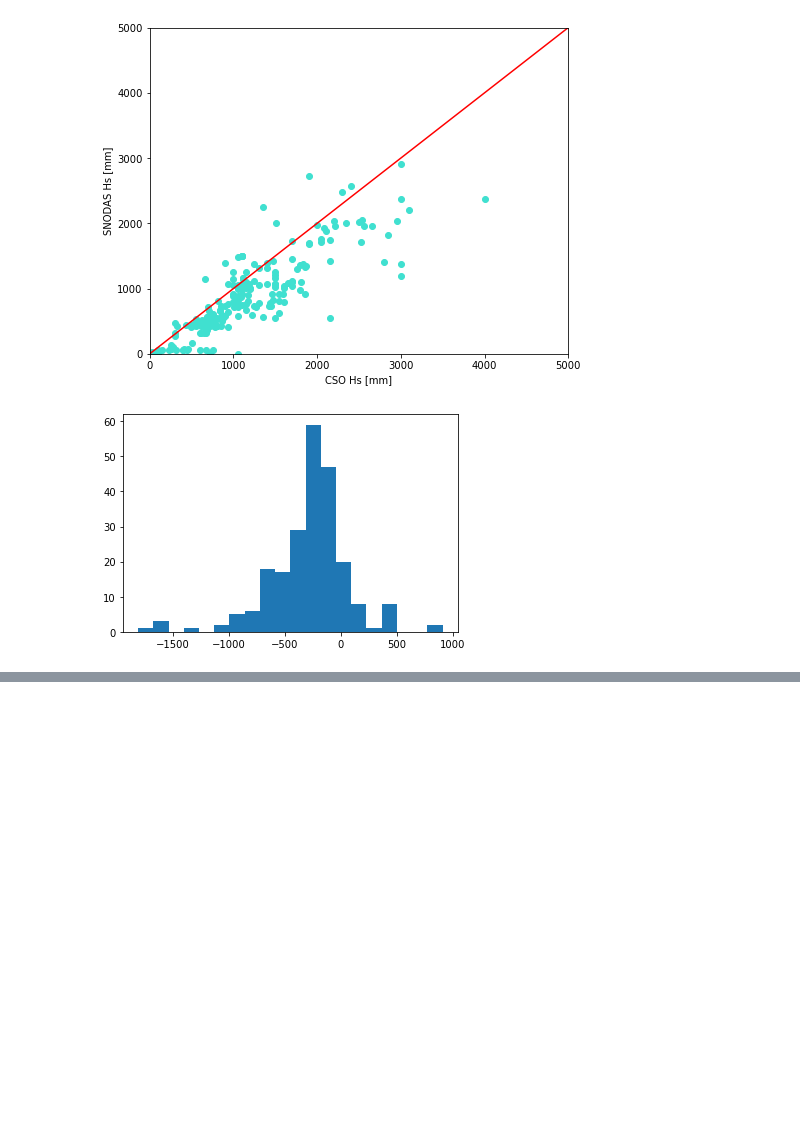
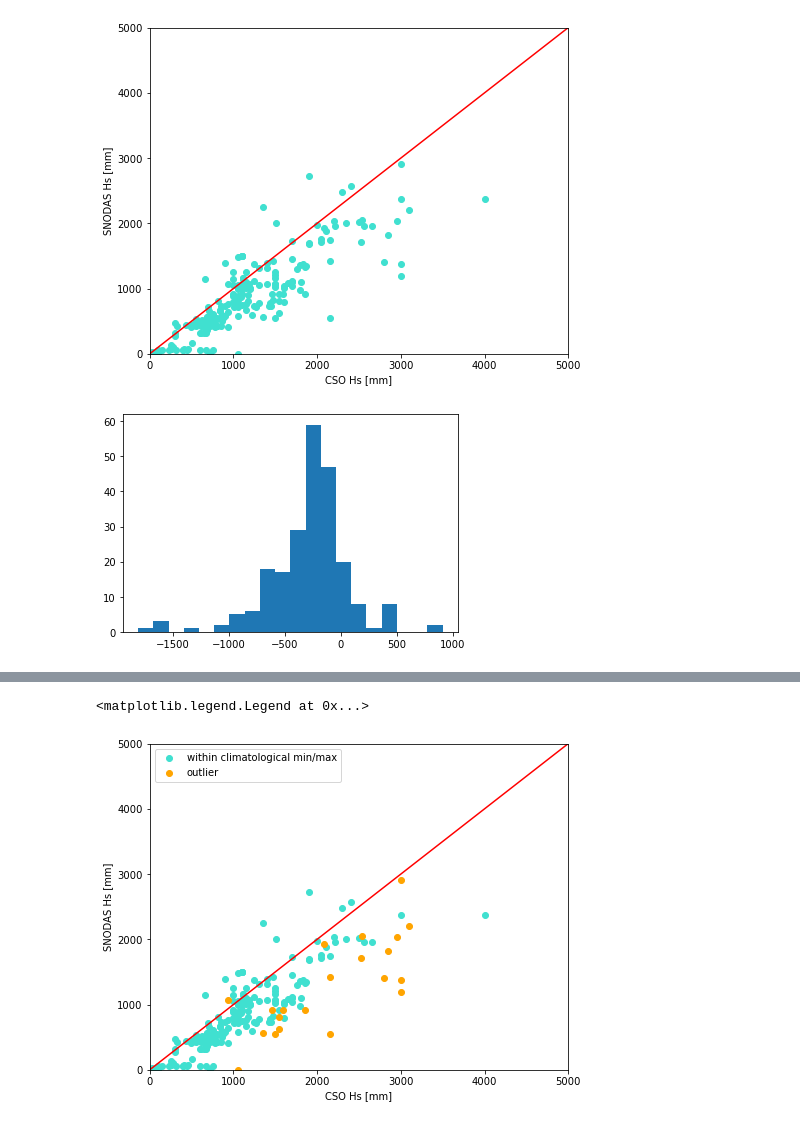
Before and after one commit to snowmodel-tools/preprocess_python, a Jupyter notebook: cso_v_snodas.ipynb, the cells around one changed output, grey strips where cells are left out. Saved outputs shown, nothing was run; the diff lists cells and outputs as text; code cells hidden in the pictures; blank space fills up the shorter version.

Commit message:
flag for outliers

```diff
--- a/cso_v_snodas.ipynb
+++ b/cso_v_snodas.ipynb
@@ -75,7 +86,7 @@ for i in range(len(csodf)):
 
     # create temporary min .tif
     output_tif = tmp_dir+'min_data.tif'
-    cmd = f'gdal_translate -of GTiff -a_srs "+proj=longlat +ellps=WGS84 +datum=WGS84 +no_defs" -a_nodata -9999 -a_ullr -124.73333333333333 52.87500000000000 -66.94166666666667 24.95000000000000 {Fname} {output_tif}'
+    cmd = f'gdal_translate -of GTiff -a_srs "+proj=longlat +ellps=WGS84 +datum=WGS84 +no_defs" -a_nodata -9999 -a_ullr -124.73333333333333 52.87500000000000 -66.94166666666667 24.95000000000000 {min_Fname} {output_tif}'
     subprocess.call(cmd, shell=True)
     #extract point value
     pts = point_query([csodf.geometry[i]], output_tif)
@@ -83,7 +94,7 @@ for i in range(len(csodf)):
 
     # create temporary max .tif
     output_tif = tmp_dir+'max_data.tif'
-    cmd = f'gdal_translate -of GTiff -a_srs "+proj=longlat +ellps=WGS84 +datum=WGS84 +no_defs" -a_nodata -9999 -a_ullr -124.73333333333333 52.87500000000000 -66.94166666666667 24.95000000000000 {Fname} {output_tif}'
+    cmd = f'gdal_translate -of GTiff -a_srs "+proj=longlat +ellps=WGS84 +datum=WGS84 +no_defs" -a_nodata -9999 -a_ullr -124.73333333333333 52.87500000000000 -66.94166666666667 24.95000000000000 {max_Fname} {output_tif}'
     subprocess.call(cmd, shell=True)
     #extract point value
     pts = point_query([csodf.geometry[i]], output_tif)
@@ -91,7 +102,7 @@ for i in range(len(csodf)):
 
     # create temporary mean .tif
     output_tif = tmp_dir+'mean_data.tif'
-    cmd = f'gdal_translate -of GTiff -a_srs "+proj=longlat +ellps=WGS84 +datum=WGS84 +no_defs" -a_nodata -9999 -a_ullr -124.73333333333333 52.87500000000000 -66.94166666666667 24.95000000000000 {Fname} {output_tif}'
+    cmd = f'gdal_translate -of GTiff -a_srs "+proj=longlat +ellps=WGS84 +datum=WGS84 +no_defs" -a_nodata -9999 -a_ullr -124.73333333333333 52.87500000000000 -66.94166666666667 24.95000000000000 {mean_Fname} {output_tif}'
     subprocess.call(cmd, shell=True)
     #extract point value
     pts = point_query([csodf.geometry[i]], output_tif)
@@ -155,0 +175,4 @@ csodf.to_file(out, driver='GeoJSON')
+# %%
+csodf['qcflag']=(csodf.depth*10>csodf.snodas_min-50) & (csodf.depth*10<csodf.snodas_max+50)
+# %%
+csodf['cso_hs']=csodf.depth*10
@@ -155,0 +199,20 @@ csodf.to_file(out, driver='GeoJSON')
+# %%
+import matplotlib.pyplot as plt
+# create data
+x = csodf.depth[csodf.qcflag==True]*10
+y = csodf.snodas_hs[csodf.qcflag==True]
+x_flag = csodf.depth[csodf.qcflag==False]*10
+y_flag = csodf.snodas_hs[csodf.qcflag==False]
+
+plt.figure(1, figsize=[7.5,6])
+plt.plot(np.arange(0,5000), np.arange(0,5000),'r')
+plt.scatter(x, y,c='turquoise',label='within climatological min/max')
+plt.scatter(x_flag, y_flag,c='orange',label='outlier')
+plt.ylabel('SNODAS Hs [mm]')
+plt.ylim([0,5000])
+plt.xlabel('CSO Hs [mm]')
+plt.xlim([0,5000])
+plt.legend()
+# %% [output]
+<matplotlib.legend.Legend at 0x...>
+[figure, added]
```
Also changed, not shown: parts of 8 cells of this notebook.
